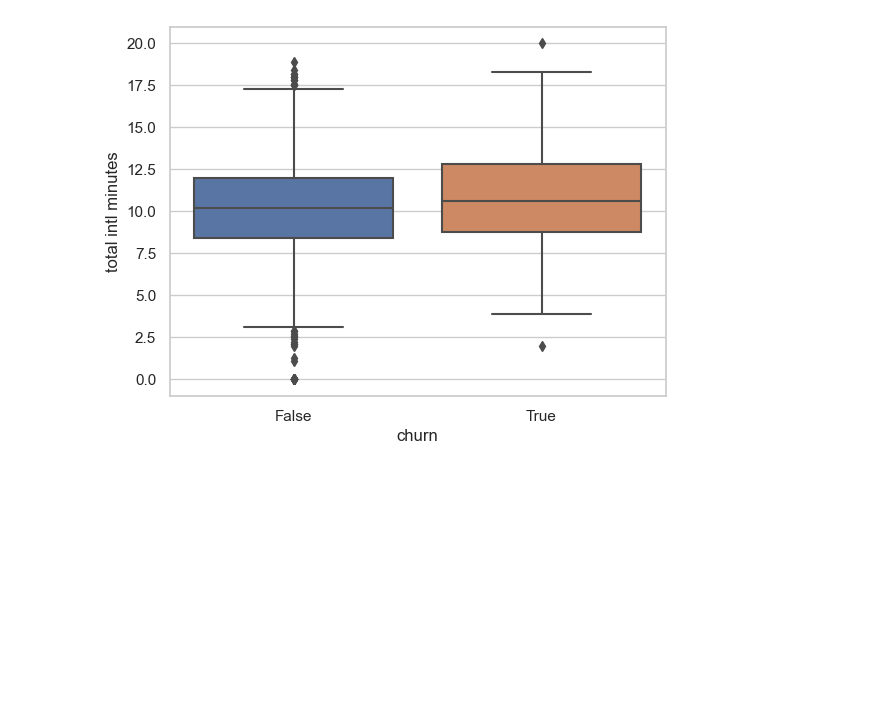
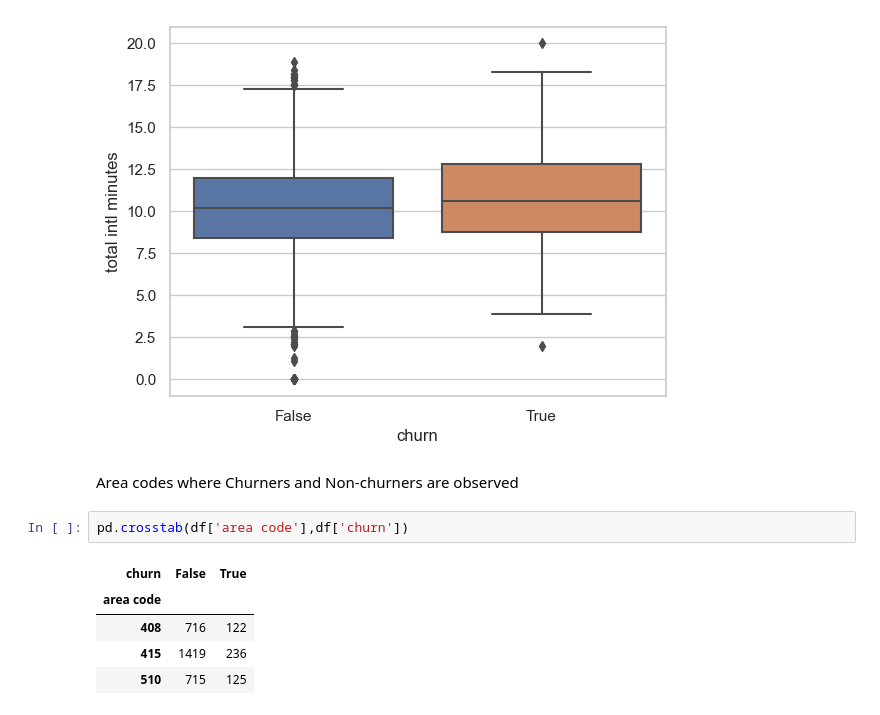
Before and after one commit to njerinjuguna/Customer-Churn, a Jupyter notebook: index.ipynb, the cells around one changed output. Drawn from its saved outputs; the diff is of its cells as text; blank space fills up the shorter version.

```diff
--- a/index.ipynb
+++ b/index.ipynb
@@ -178,3 +179,13 @@ sns.boxplot(x = 'churn' , y = "total intl minutes" , data=df)
 # %% [output]
 <Axes: xlabel='churn', ylabel='total intl minutes'>
 [figure]
+# %% [markdown]
+Area codes where Churners and Non-churners are observed
+# %%
+pd.crosstab(df['area code'],df['churn'])
+# %% [output]
+| churn | False | True |
+| area code |  |  |
+| 408 | 716 | 122 |
+| 415 | 1419 | 236 |
+| 510 | 715 | 125 |
```
Also changed, not shown: parts of 17 cells of this notebook, 2 other files.
